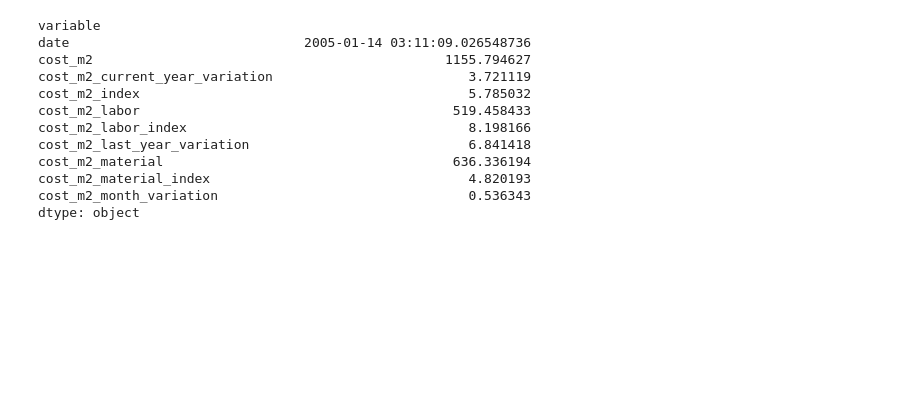
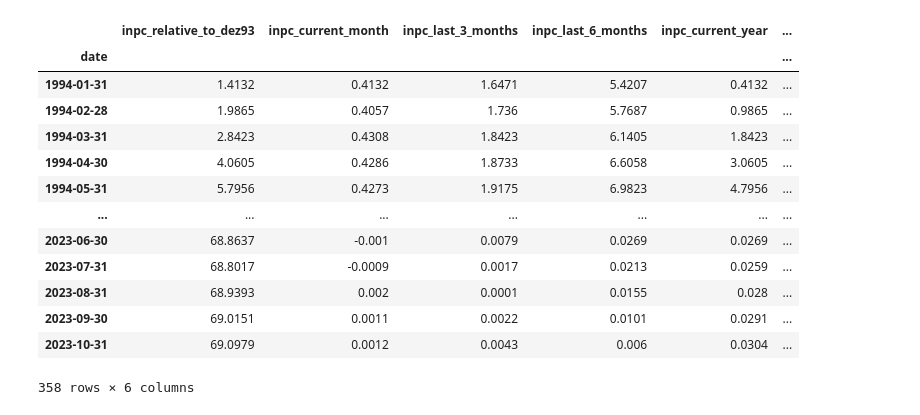
Before and after one commit to emdemor/stock-market-forecasting, a Jupyter notebook: notebooks/notebook.ipynb, the cells around one changed output. Cells and saved outputs as stored; diff of their text form; code cells hidden in the pictures; blank space fills up the shorter version.

```diff
--- a/notebooks/notebook.ipynb
+++ b/notebooks/notebook.ipynb
@@ -27,16 +38,17 @@ See the caveats in the documentation: https://pandas.pydata.org/pandas-docs/stab
-# %%
-
-cost_m2.mean()
-# %% [output]
-variable
-date                              2005-01-14 03:11:09.026548736
-cost_m2                                             1155.794627
-cost_m2_current_year_variation                         3.721119
-cost_m2_index                                          5.785032
-cost_m2_labor                                        519.458433
-cost_m2_labor_index                                    8.198166
-cost_m2_last_year_variation                            6.841418
-cost_m2_material                                     636.336194
-cost_m2_material_index                                 4.820193
-cost_m2_month_variation                                0.536343
-dtype: object
+# %%
+inpc
+# %% [output]
+|  | inpc_relative_to_dez93 | inpc_current_month | inpc_last_3_months | inpc_last_6_months | inpc_current_year | ... |
+| date |  |  |  |  |  | ... |
+| 1994-01-31 | 1.4132 | 0.4132 | 1.6471 | 5.4207 | 0.4132 | ... |
+| 1994-02-28 | 1.9865 | 0.4057 | 1.736 | 5.7687 | 0.9865 | ... |
+| 1994-03-31 | 2.8423 | 0.4308 | 1.8423 | 6.1405 | 1.8423 | ... |
+| 1994-04-30 | 4.0605 | 0.4286 | 1.8733 | 6.6058 | 3.0605 | ... |
+| 1994-05-31 | 5.7956 | 0.4273 | 1.9175 | 6.9823 | 4.7956 | ... |
+| ... | ... | ... | ... | ... | ... | ... |
+| 2023-06-30 | 68.8637 | -0.001 | 0.0079 | 0.0269 | 0.0269 | ... |
+| 2023-07-31 | 68.8017 | -0.0009 | 0.0017 | 0.0213 | 0.0259 | ... |
+| 2023-08-31 | 68.9393 | 0.002 | 0.0001 | 0.0155 | 0.028 | ... |
+| 2023-09-30 | 69.0151 | 0.0011 | 0.0022 | 0.0101 | 0.0291 | ... |
+| 2023-10-31 | 69.0979 | 0.0012 | 0.0043 | 0.006 | 0.0304 | ... |
+358 rows × 6 columns
```
Also changed, not shown: parts of 43 cells of this notebook.
